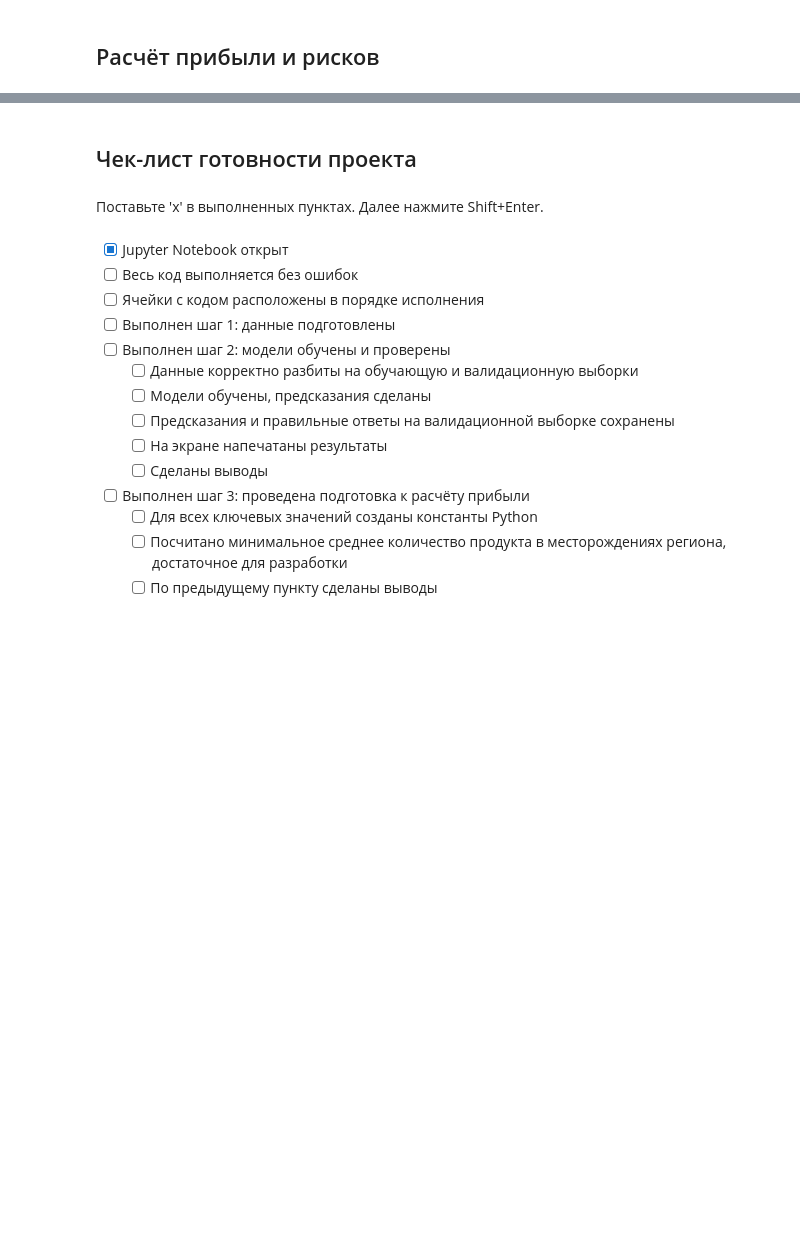
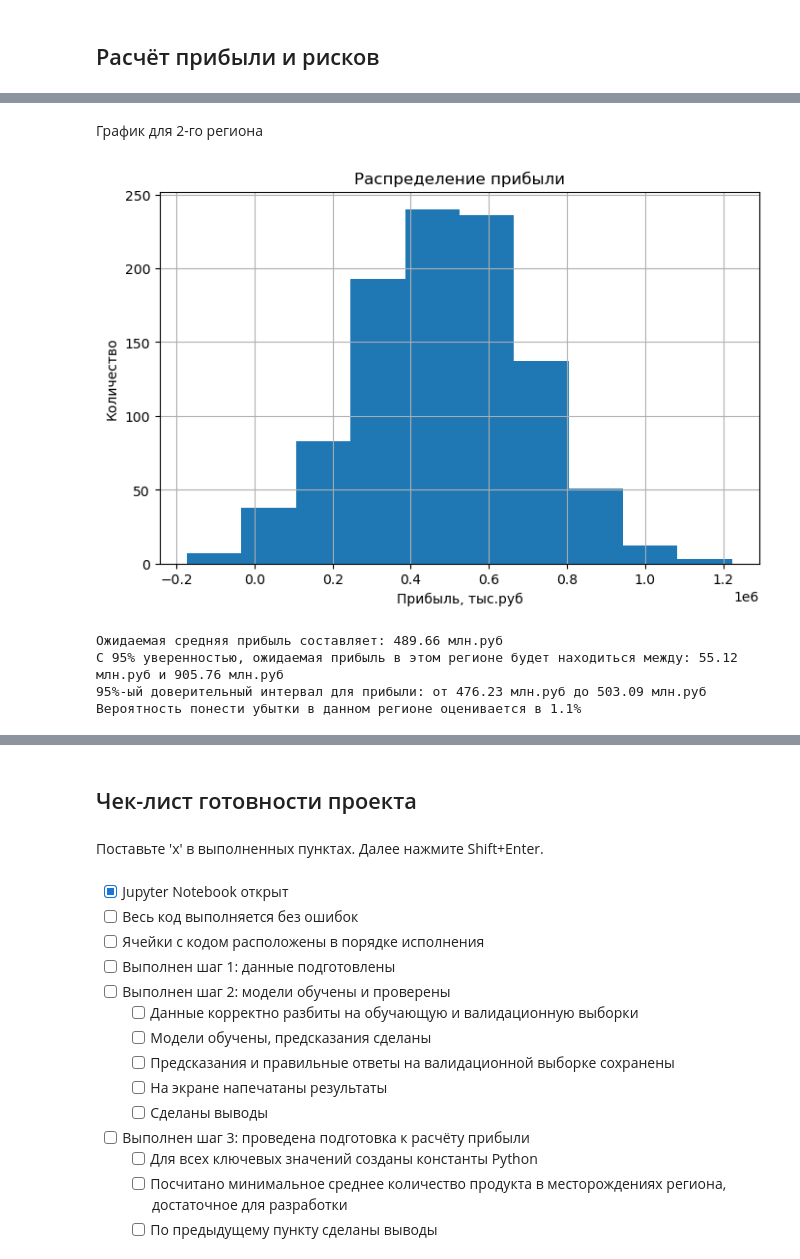
Before and after one commit to butuzovzeleboba/Choosing-a-location-for-a-well, a Jupyter notebook: Choosing a location for a well.ipynb, the cells around one changed output, grey strips where cells are left out. Drawn from its saved outputs; the diff is of its cells as text; code cells hidden in the pictures; blank space fills up the shorter version.

```diff
--- a/Choosing a location for a well.ipynb
+++ b/Choosing a location for a well.ipynb
@@ -380,0 +499,10 @@ volume_received(geo_data_2, product_mean_2, i)
+# %% [markdown]
+График для 2-го региона
+# %%
+profit_distribution(targets_valid[1], predict_valid[1])
+# %% [output]
+[figure, added]
+Ожидаемая средняя прибыль составляет: 489.66 млн.руб
+С 95% уверенностью, ожидаемая прибыль в этом регионе будет находиться между: 55.12 млн.руб и 905.76 млн.руб
+95%-ый доверительный интервал для прибыли: от 476.23 млн.руб до 503.09 млн.руб
+Вероятность понести убытки в данном регионе оценивается в 1.1%
```
Also changed, not shown: parts of 37 cells of this notebook.
